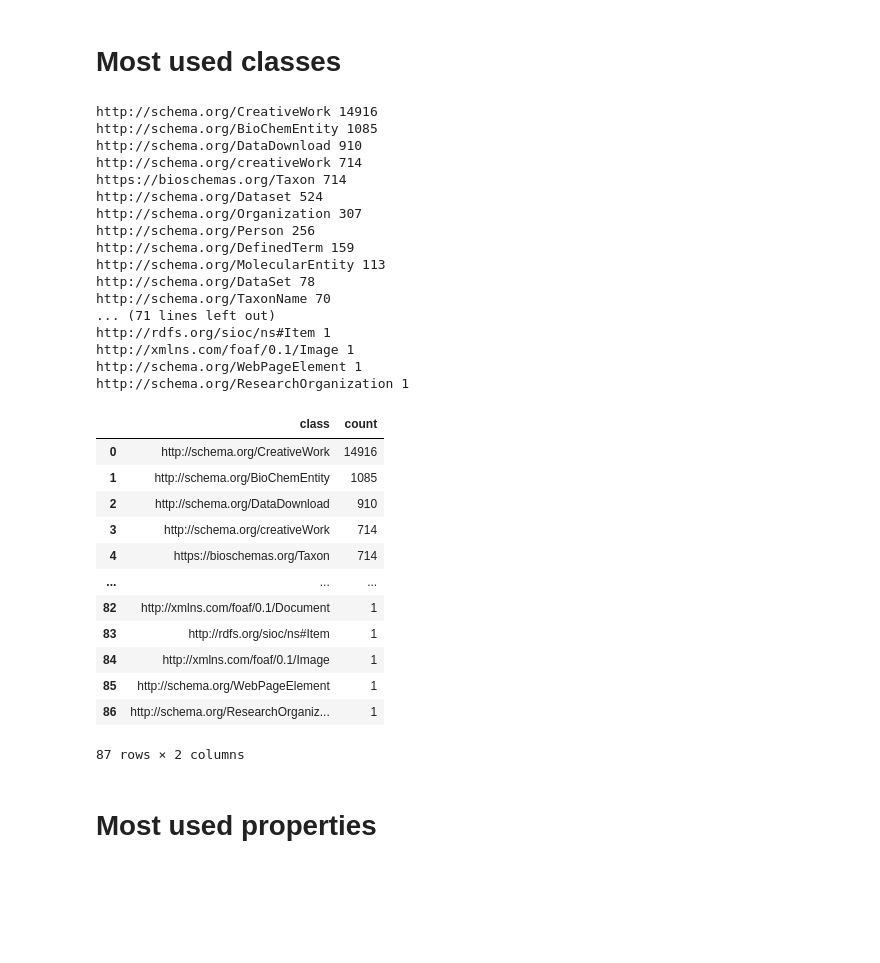
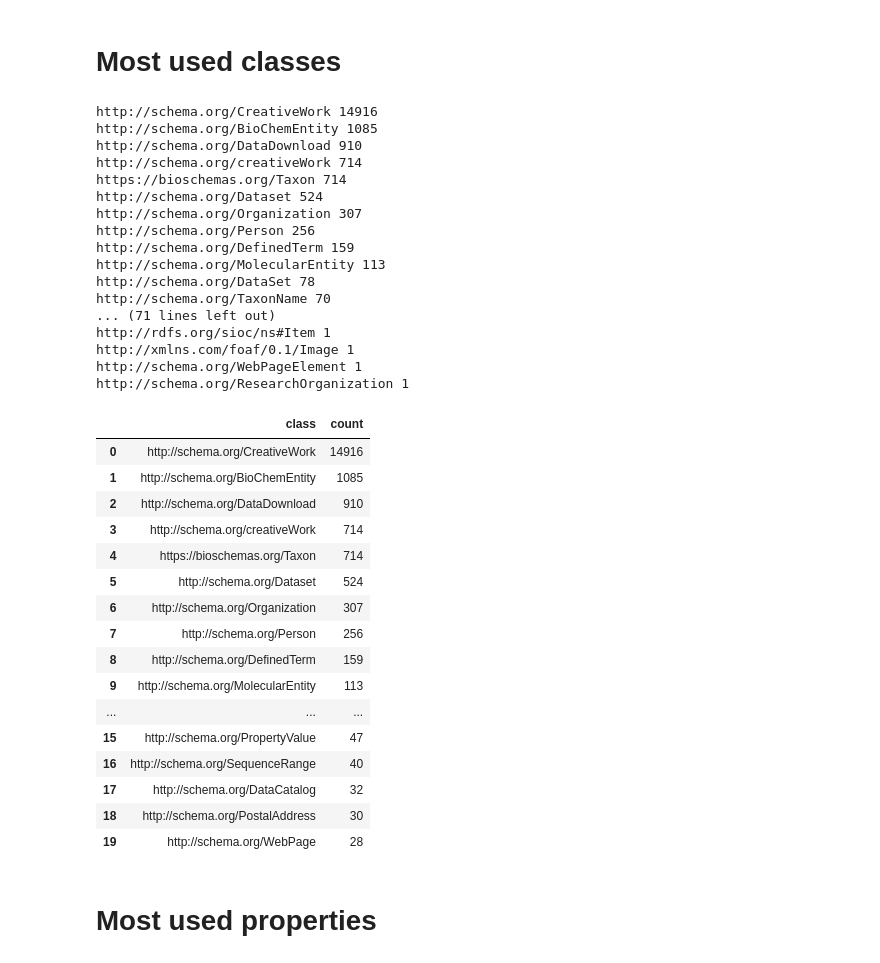
Before and after one commit to BioSchemas/bioschemas-validation, a Jupyter notebook: scripts/LiveDeploys-dump.ipynb, the cells around one changed output. Drawn from its saved outputs; the diff is of its cells as text; code cells hidden in the pictures; blank space fills up the shorter version.

```diff
--- a/scripts/LiveDeploys-dump.ipynb
+++ b/scripts/LiveDeploys-dump.ipynb
@@ -38,41 +38,45 @@ results = kg.query(query)
 data = []
 for r in results:
     data.append({"class":r[0], "count":r[1]})
     print(r[0], r[1])
 
 df = pd.DataFrame.from_dict(data)
-df
+df.head(20)
 # %% [output]
 http://schema.org/CreativeWork 14916
 http://schema.org/BioChemEntity 1085
 http://schema.org/DataDownload 910
 http://schema.org/creativeWork 714
 https://bioschemas.org/Taxon 714
 http://schema.org/Dataset 524
 http://schema.org/Organization 307
 http://schema.org/Person 256
 http://schema.org/DefinedTerm 159
 http://schema.org/MolecularEntity 113
 http://schema.org/DataSet 78
 http://schema.org/TaxonName 70
 ... (71 lines left out)
 http://rdfs.org/sioc/ns#Item 1
 http://xmlns.com/foaf/0.1/Image 1
 http://schema.org/WebPageElement 1
 http://schema.org/ResearchOrganization 1
 |  | class | count |
 | 0 | http://schema.org/CreativeWork | 14916 |
 | 1 | http://schema.org/BioChemEntity | 1085 |
 | 2 | http://schema.org/DataDownload | 910 |
 | 3 | http://schema.org/creativeWork | 714 |
 | 4 | https://bioschemas.org/Taxon | 714 |
+| 5 | http://schema.org/Dataset | 524 |
+| 6 | http://schema.org/Organization | 307 |
+| 7 | http://schema.org/Person | 256 |
+| 8 | http://schema.org/DefinedTerm | 159 |
+| 9 | http://schema.org/MolecularEntity | 113 |
 | ... | ... | ... |
-| 82 | http://xmlns.com/foaf/0.1/Document | 1 |
-| 83 | http://rdfs.org/sioc/ns#Item | 1 |
-| 84 | http://xmlns.com/foaf/0.1/Image | 1 |
-| 85 | http://schema.org/WebPageElement | 1 |
-| 86 | http://schema.org/ResearchOrganiz... | 1 |
+| 15 | http://schema.org/PropertyValue | 47 |
+| 16 | http://schema.org/SequenceRange | 40 |
+| 17 | http://schema.org/DataCatalog | 32 |
+| 18 | http://schema.org/PostalAddress | 30 |
+| 19 | http://schema.org/WebPage | 28 |
-87 rows × 2 columns
 # %% [markdown]
 # Most used properties
 # %%
```
Also changed, not shown: parts of 2 cells of this notebook, 1 other file.
